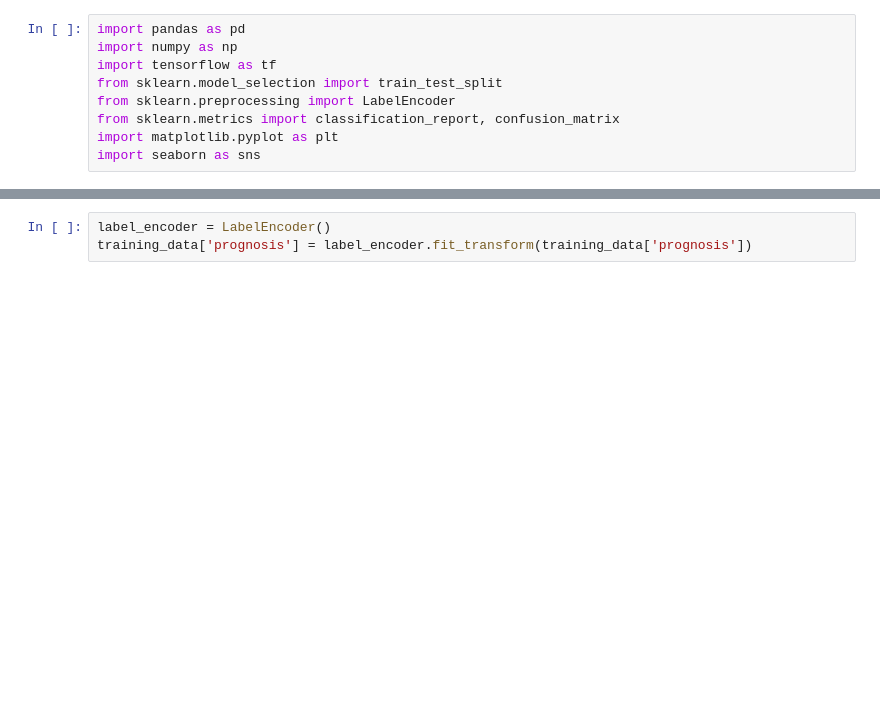
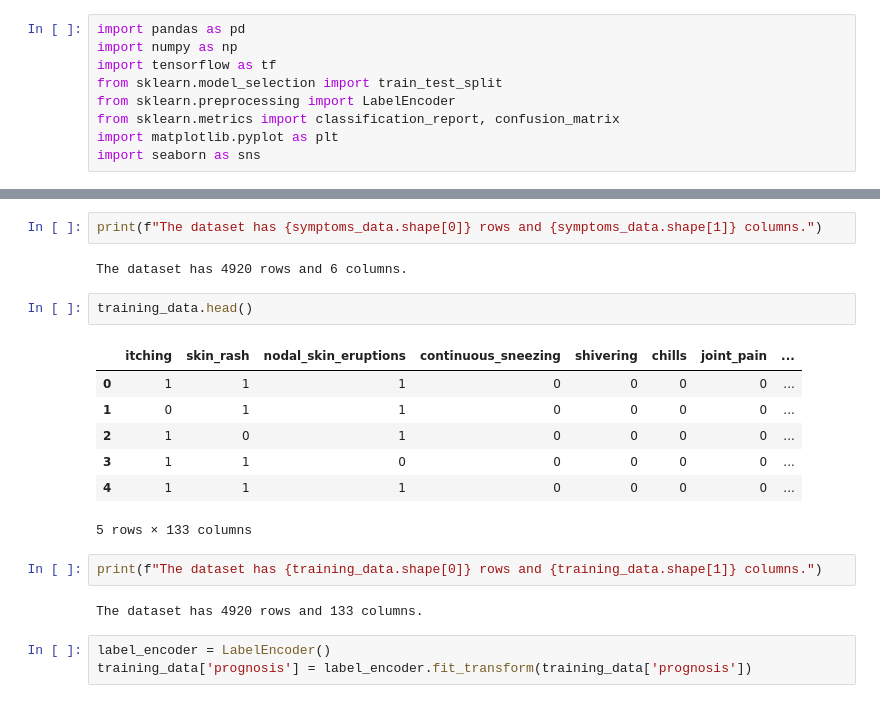
Before and after one commit to Kebarrrr/Antidot, a Jupyter notebook: ML/model1c.ipynb, the cells around one changed output, grey strips where cells are left out. Saved outputs shown, nothing was run; the diff lists cells and outputs as text; blank space fills up the shorter version.

```diff
--- a/ML/model1c.ipynb
+++ b/ML/model1c.ipynb
@@ -13,3 +24,21 @@ training_data = pd.read_csv('./data/Training.csv')
+# %%
+print(f"The dataset has {symptoms_data.shape[0]} rows and {symptoms_data.shape[1]} columns.")
+# %% [output]
+The dataset has 4920 rows and 6 columns.
+# %%
+training_data.head()
+# %% [output]
+|  | itching | skin_rash | nodal_skin_eruptions | continuous_sneezing | shivering | chills | joint_pain | ... |
+| 0 | 1 | 1 | 1 | 0 | 0 | 0 | 0 | ... |
+| 1 | 0 | 1 | 1 | 0 | 0 | 0 | 0 | ... |
+| 2 | 1 | 0 | 1 | 0 | 0 | 0 | 0 | ... |
+| 3 | 1 | 1 | 0 | 0 | 0 | 0 | 0 | ... |
+| 4 | 1 | 1 | 1 | 0 | 0 | 0 | 0 | ... |
+5 rows × 133 columns
+# %%
+print(f"The dataset has {training_data.shape[0]} rows and {training_data.shape[1]} columns.")
+# %% [output]
+The dataset has 4920 rows and 133 columns.
 # %%
 label_encoder = LabelEncoder()
 training_data['prognosis'] = label_encoder.fit_transform(training_data['prognosis'])
```
Also changed, not shown: parts of 11 cells of this notebook, 4 other files.
